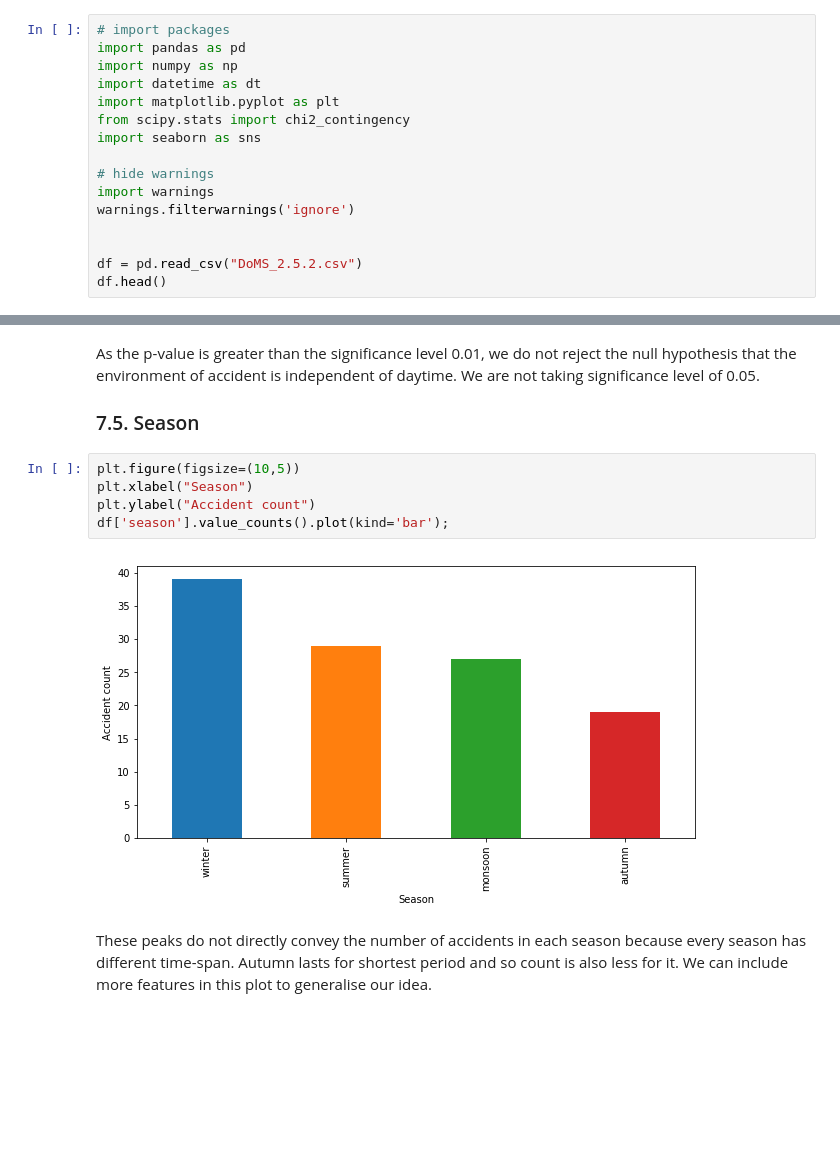
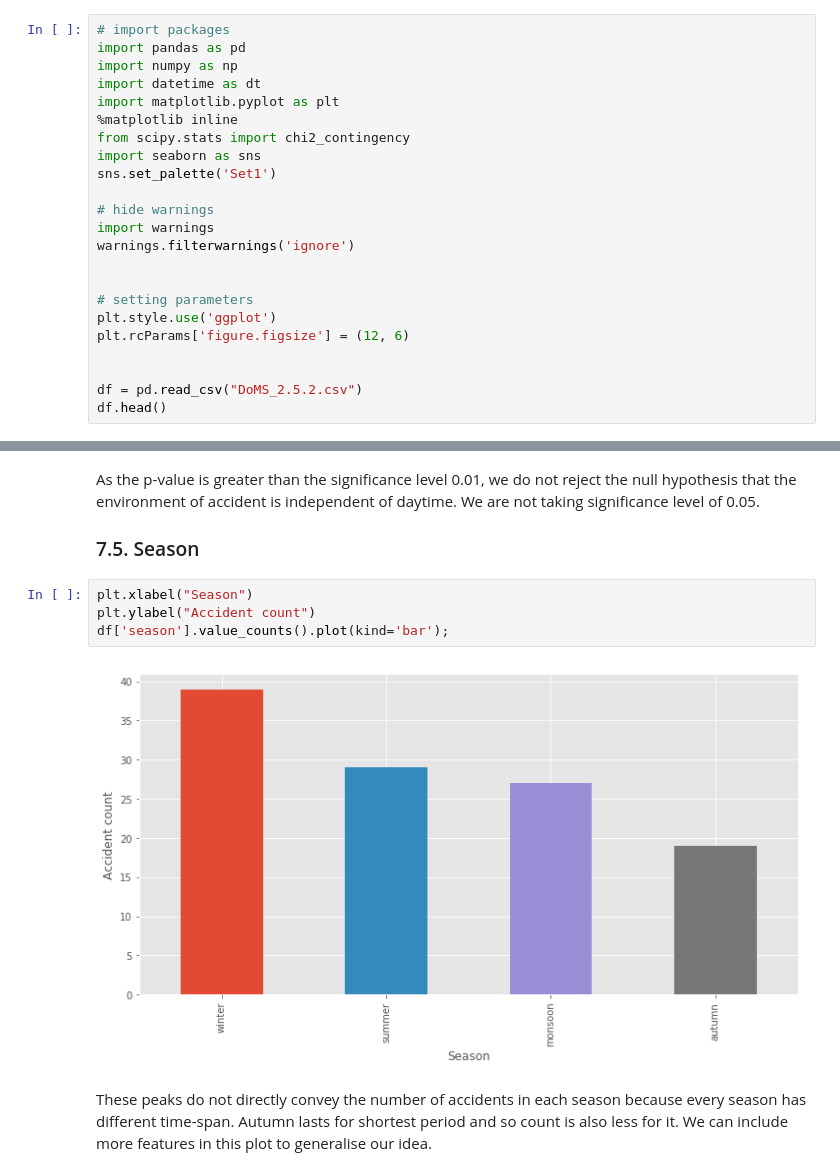
Before and after one commit to sanjeevai/Train_accidents_in_India, a Jupyter notebook: project.ipynb, the cells around one changed output, grey strips where cells are left out. Cells and saved outputs as stored; diff of their text form; blank space fills up the shorter version.

Commit message:
Set default figure size

```diff
--- a/project.ipynb
+++ b/project.ipynb
@@ -36,14 +36,21 @@ import pandas as pd
 import numpy as np
 import datetime as dt
 import matplotlib.pyplot as plt
+%matplotlib inline
 from scipy.stats import chi2_contingency
 import seaborn as sns
+sns.set_palette('Set1')
 
 # hide warnings
 import warnings
 warnings.filterwarnings('ignore')
 
 
+# setting parameters
+plt.style.use('ggplot')
+plt.rcParams['figure.figsize'] = (12, 6)
+
+
 df = pd.read_csv("DoMS_2.5.2.csv")
 df.head()
 # %% [output]
@@ -479,12 +478,11 @@ As the p-value is greater than the significance level 0.01, we do not reject the
 <a id='season'></a>
 ### 7.5. Season
 # %%
-plt.figure(figsize=(10,5))
 plt.xlabel("Season")
 plt.ylabel("Accident count")
 df['season'].value_counts().plot(kind='bar');
 # %% [output]
-[figure, old version]
+[figure, new version]
 # %% [markdown]
 These peaks do not directly convey the number of accidents in each season because every season has different time-span. Autumn lasts for shortest period and so count is also less for it. We can include more features in this plot to generalise our idea.
 # %%
```
Also changed, not shown: parts of 16 cells of this notebook, 11 other files.
